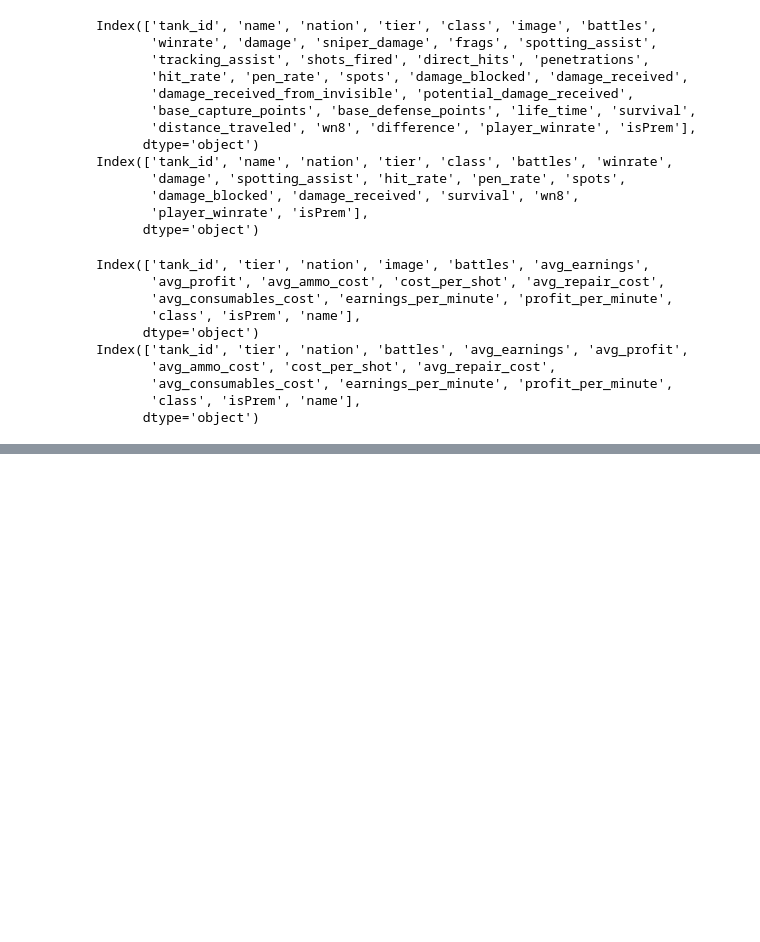
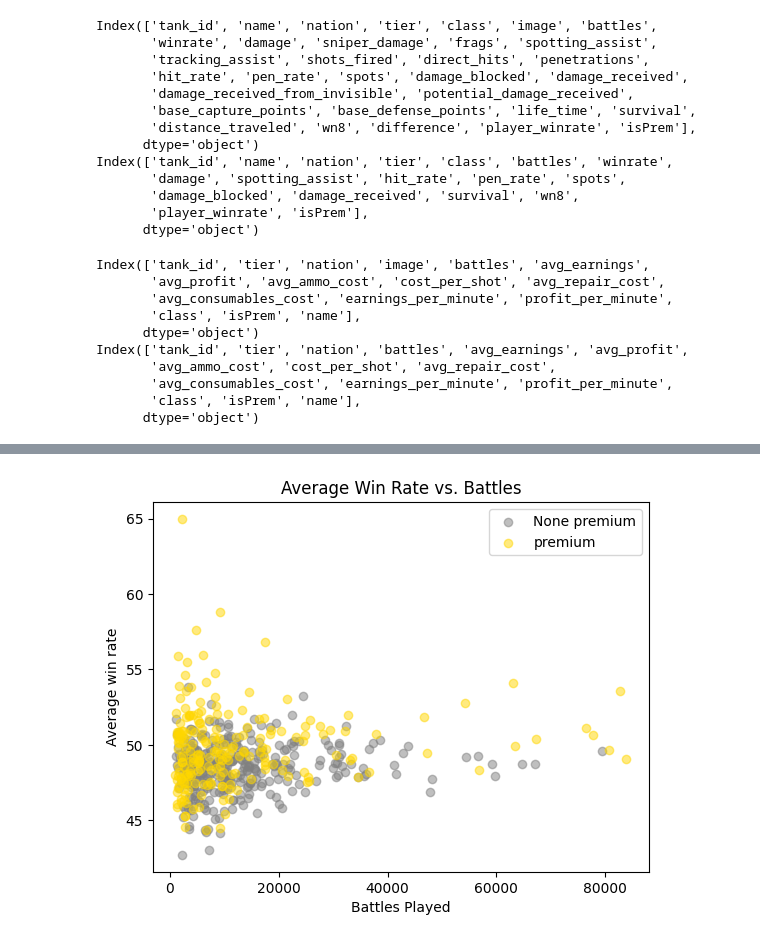
Before and after one commit to jeffreyLyngdoh/Final-Tutorial-World-of-Tank-deep-dive, a Jupyter notebook: final.ipynb, the cells around one changed output, grey strips where cells are left out. Saved outputs shown, nothing was run; the diff lists cells and outputs as text; code cells hidden in the pictures; blank space fills up the shorter version.

```diff
--- a/final.ipynb
+++ b/final.ipynb
@@ -166,0 +183,17 @@ Index(['tank_id', 'tier', 'nation', 'battles', 'avg_earnings', 'avg_profit',
+# %%
+tempDf = generalDf[generalDf['battles'] >= 1000]
+premiumGeneral = tempDf[tempDf['isPrem'] == True]
+stdGeneral = tempDf[tempDf['isPrem'] == False]
+
+
+plt.scatter(stdGeneral['battles'], stdGeneral['winrate'], label = "None premium", color = 'gray', alpha=0.5)
+plt.scatter(premiumGeneral['battles'], premiumGeneral['winrate'], label = "premium", color = 'gold', alpha=0.5)
+
+plt.title('Average Win Rate vs. Battles')
+plt.xlabel('Battles Played')
+plt.ylabel('Average win rate')
+
+plt.legend()
+plt.show()
+# %% [output]
+[figure, added]
```
Also changed, not shown: parts of 3 cells of this notebook, 1 other file.
